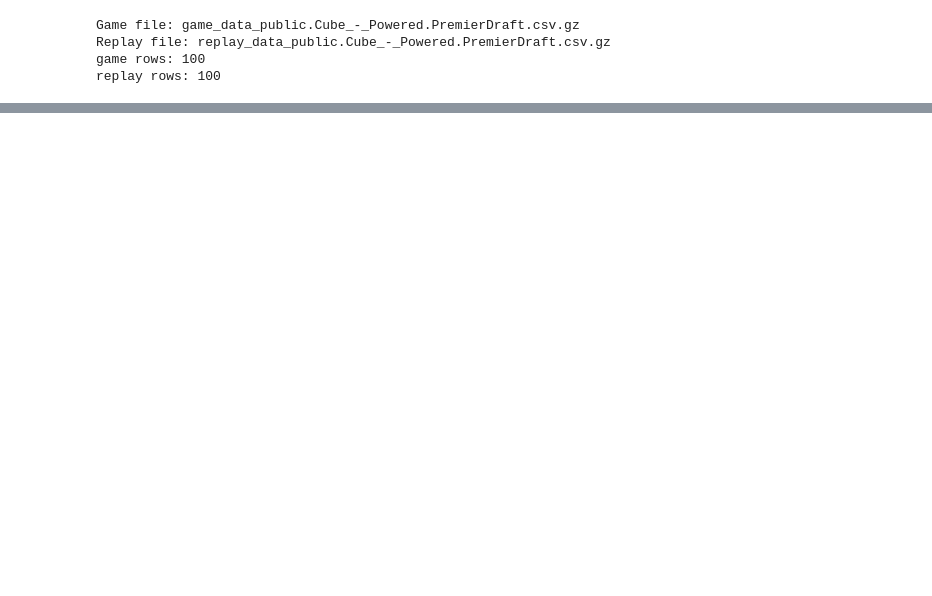
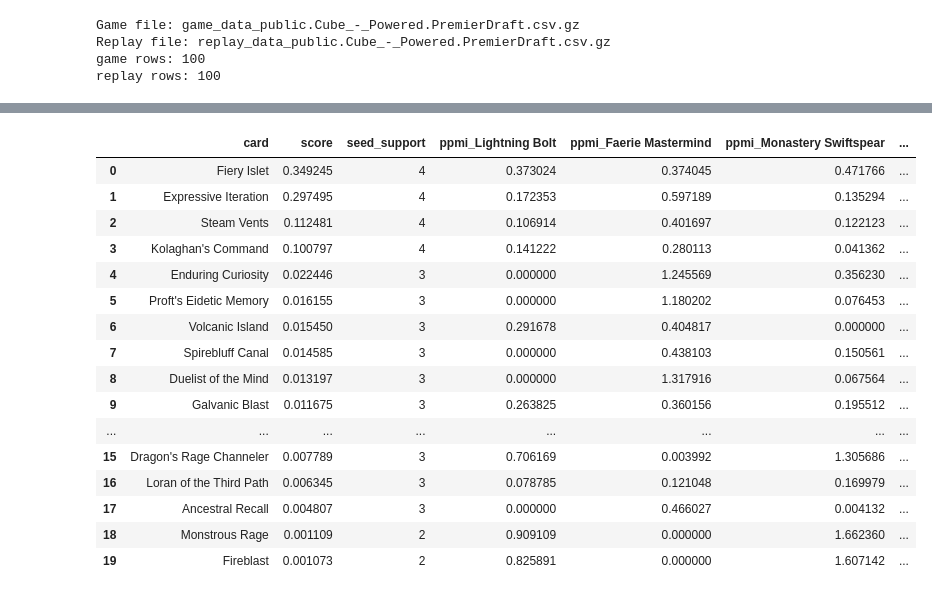
Before and after one commit to alistairbegg/mtg_card_embeddings, a Jupyter notebook: notebooks/test.ipynb, the cells around one changed output, grey strips where cells are left out. Cells and saved outputs as stored; diff of their text form; code cells hidden in the pictures; blank space fills up the shorter version.

```diff
--- a/notebooks/test.ipynb
+++ b/notebooks/test.ipynb
@@ -59,0 +460,81 @@ replay rows: 100
+# %%
+import numpy as np
+import pandas as pd
+
+
+def complete_deck_ppmi(seed_cards, topn=20, min_seed_support=2):
+    seed_ids = [name_to_id[name] for name in seed_cards]
+    seed_idxs = [card_to_idx[card_id] for card_id in seed_ids]
+
+    rows = []
+
+    for idx, card_id in idx_to_card.items():
+        if card_id in seed_ids:
+            continue
+
+        # Direct PPMI relationship between candidate and each seed.
+        ppmi_scores = np.array([
+            ppmi_matrix[idx, seed_idx]
+            for seed_idx in seed_idxs
+        ], dtype=float).ravel()
+
+        support = np.count_nonzero(ppmi_scores > 0)
+
+        if support < min_seed_support:
+            continue
+
+        # Geometric mean strongly rewards candidates with evidence
+        # across multiple seeds and penalizes one-seed specialists.
+        positive = np.clip(ppmi_scores, 1e-6, None)
+
+        score = np.exp(np.mean(np.log(positive)))
+
+        rows.append({
+            "card": card_names[card_id],
+            "score": score,
+            "seed_support": support,
+            **{
+                f"ppmi_{seed}": value
+                for seed, value in zip(seed_cards, ppmi_scores)
+            },
+        })
+
+    return (
+        pd.DataFrame(rows)
+        .sort_values(
+            ["seed_support", "score"],
+            ascending=[False, False],
+        )
+        .head(topn)
+        .reset_index(drop=True)
+    )
+
+
+complete_deck_ppmi(
+    [
+        "Lightning Bolt",
+        "Faerie Mastermind",
+        "Monastery Swiftspear",
+        "Counterspell",
+    ],
+    topn=20,
+    min_seed_support=2,
+)
+# %% [output]
+|  | card | score | seed_support | ppmi_Lightning Bolt | ppmi_Faerie Mastermind | ppmi_Monastery Swiftspear | ... |
+| 0 | Fiery Islet | 0.349245 | 4 | 0.373024 | 0.374045 | 0.471766 | ... |
+| 1 | Expressive Iteration | 0.297495 | 4 | 0.172353 | 0.597189 | 0.135294 | ... |
+| 2 | Steam Vents | 0.112481 | 4 | 0.106914 | 0.401697 | 0.122123 | ... |
+| 3 | Kolaghan's Command | 0.100797 | 4 | 0.141222 | 0.280113 | 0.041362 | ... |
+| 4 | Enduring Curiosity | 0.022446 | 3 | 0.000000 | 1.245569 | 0.356230 | ... |
+| 5 | Proft's Eidetic Memory | 0.016155 | 3 | 0.000000 | 1.180202 | 0.076453 | ... |
+| 6 | Volcanic Island | 0.015450 | 3 | 0.291678 | 0.404817 | 0.000000 | ... |
+| 7 | Spirebluff Canal | 0.014585 | 3 | 0.000000 | 0.438103 | 0.150561 | ... |
+| 8 | Duelist of the Mind | 0.013197 | 3 | 0.000000 | 1.317916 | 0.067564 | ... |
+| 9 | Galvanic Blast | 0.011675 | 3 | 0.263825 | 0.360156 | 0.195512 | ... |
+| ... | ... | ... | ... | ... | ... | ... | ... |
+| 15 | Dragon's Rage Channeler | 0.007789 | 3 | 0.706169 | 0.003992 | 1.305686 | ... |
+| 16 | Loran of the Third Path | 0.006345 | 3 | 0.078785 | 0.121048 | 0.169979 | ... |
+| 17 | Ancestral Recall | 0.004807 | 3 | 0.000000 | 0.466027 | 0.004132 | ... |
+| 18 | Monstrous Rage | 0.001109 | 2 | 0.909109 | 0.000000 | 1.662360 | ... |
+| 19 | Fireblast | 0.001073 | 2 | 0.825891 | 0.000000 | 1.607142 | ... |
```
Also changed, not shown: parts of 4 cells of this notebook, 4 other files.
